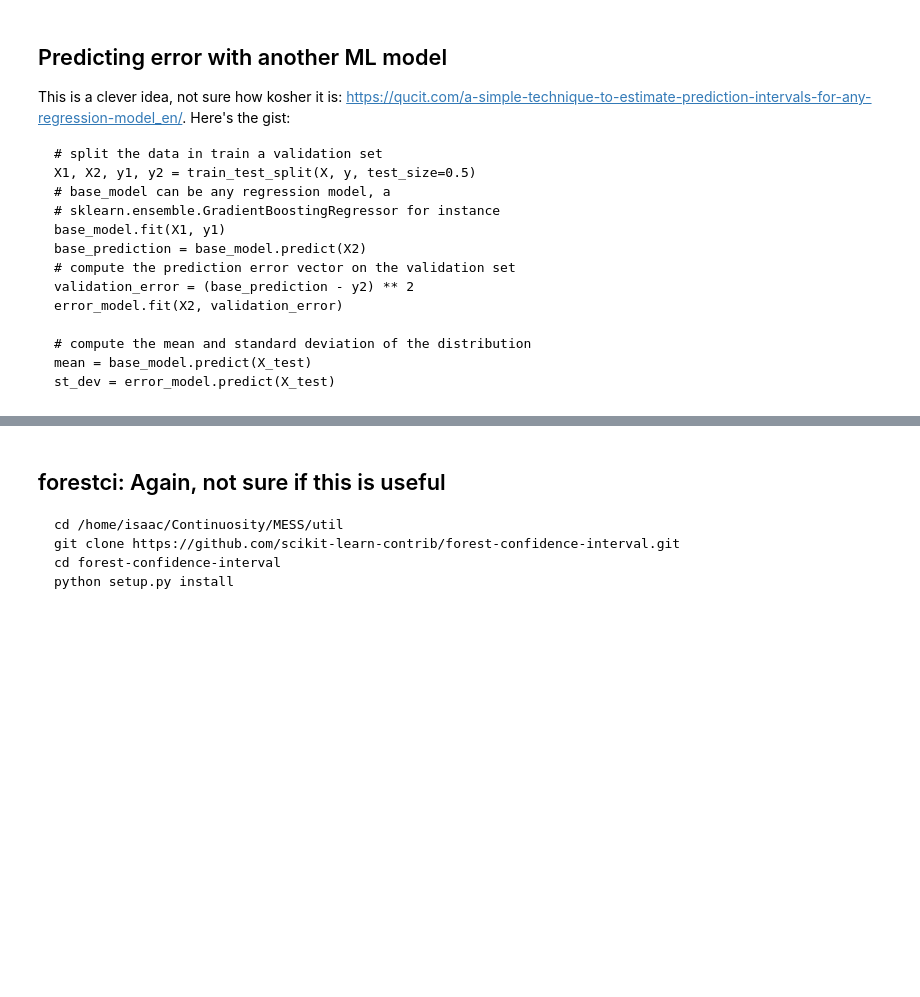
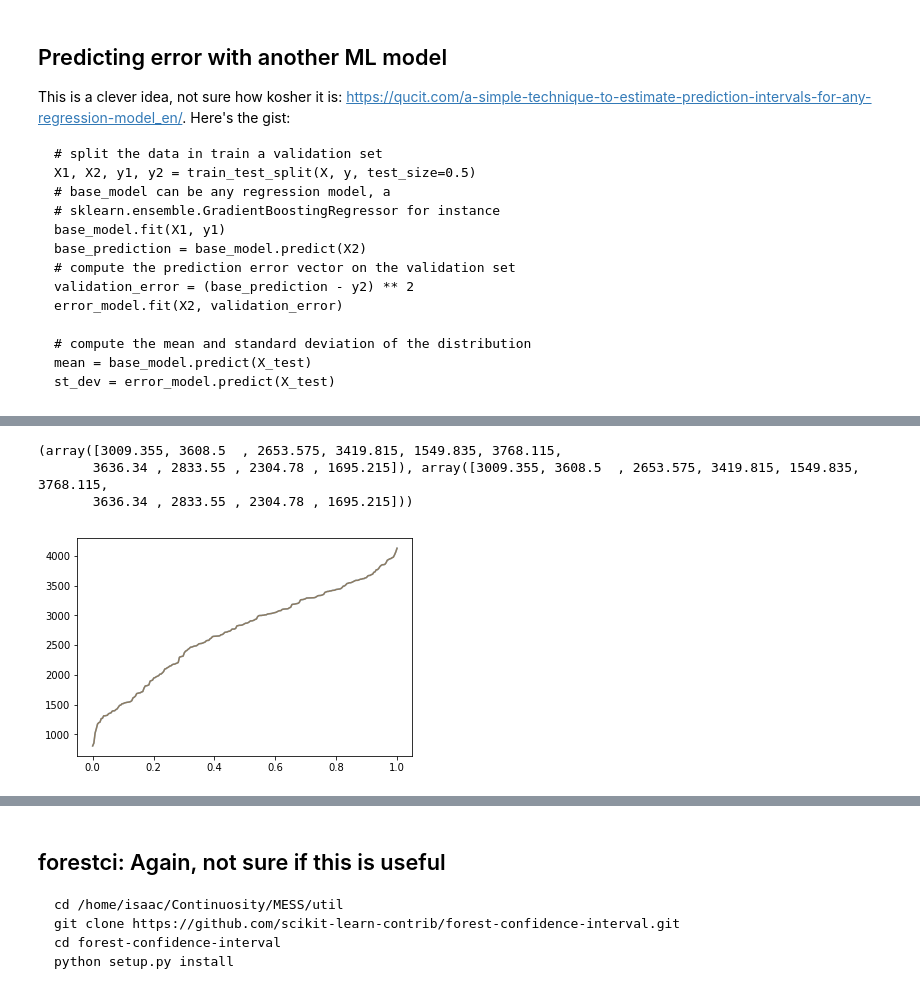
Before and after one commit to messDiv/MESS, a Jupyter notebook: jupyter-notebooks/util/Inference-Prediction-Interval-Testing.ipynb, the cells around one changed output, grey strips where cells are left out. Cells and saved outputs as stored; diff of their text form; code cells hidden in the pictures; blank space fills up the shorter version.

```diff
--- a/jupyter-notebooks/util/Inference-Prediction-Interval-Testing.ipynb
+++ b/jupyter-notebooks/util/Inference-Prediction-Interval-Testing.ipynb
@@ -64,7 +105,16 @@ https://scikit-garden.github.io/examples/QuantileRegressionForests/
 # %%
 ### Use QuantileForests for quantile estimation
 from skgarden import RandomForestQuantileRegressor
-rfqr = RandomForestQuantileRegressor(random_state=0)
-rfqr.fit(X, y)
-y_mean = rfqr.predict(X)
-y_median = rfqr.predict(X, 50)
+from sklearn.ensemble import RandomForestRegressor
+rfqr = RandomForestQuantileRegressor(random_state=0, n_estimators=200)
+rf = RandomForestRegressor(random_state=0, n_estimators=200)
+
+X_train, X_test, y_train, y_test = train_test_split(rgr.X[:1000], rgr.y["alpha"][:1000])
+
+rfqr.fit(X_train, y_train)
+rf.fit(X_train, y_train)
+rf_y_mean = rf.predict(X_test)
+y_mean = rfqr.predict(X_test)
+y_median = rfqr.predict(X_test, 50)
+y_lower = rfqr.predict(X_test, 5)
+y_upper = rfqr.predict(X_test, 95)
@@ -73,0 +121,11 @@ This works okay for GB, I guess.
+# %%
+
+xs = np.linspace(0, 1, len(y_mean))
+plt.plot(xs, sorted(y_mean))
+plt.plot(xs, sorted(rf_y_mean), alpha=.5)
+print(y_mean[:10], rf_y_mean[:10])
+# %% [output]
+(array([3009.355, 3608.5  , 2653.575, 3419.815, 1549.835, 3768.115,
+       3636.34 , 2833.55 , 2304.78 , 1695.215]), array([3009.355, 3608.5  , 2653.575, 3419.815, 1549.835, 3768.115,
+       3636.34 , 2833.55 , 2304.78 , 1695.215]))
+[figure, added]
```
Also changed, not shown: parts of 14 cells of this notebook, 2 other files.
